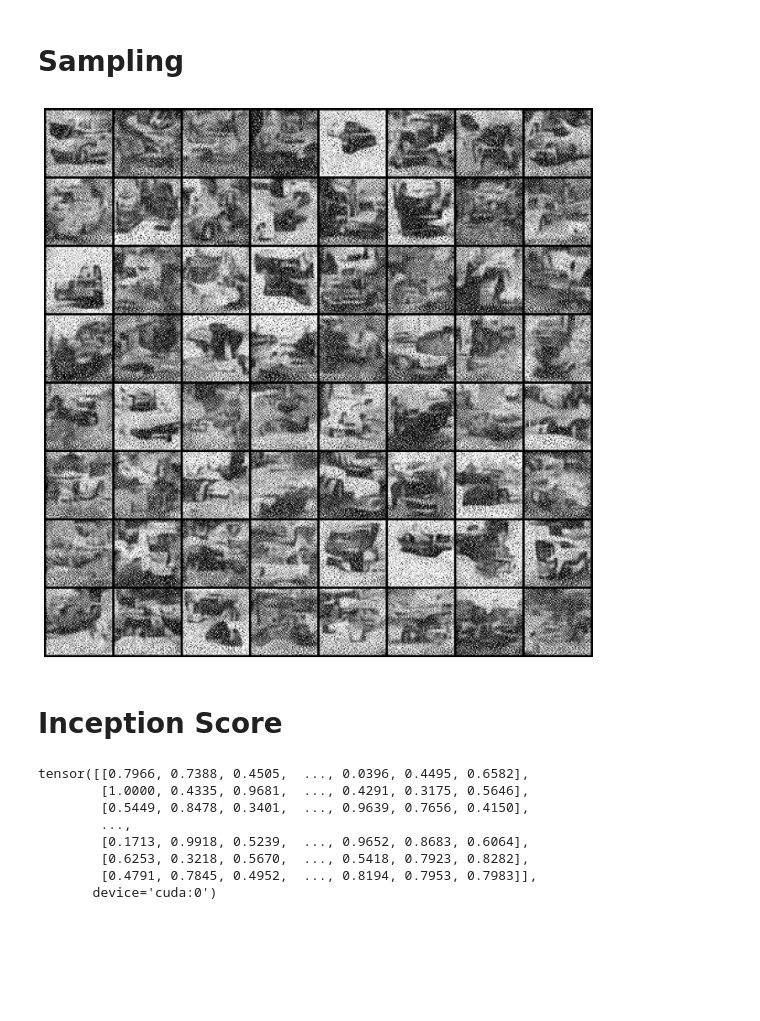
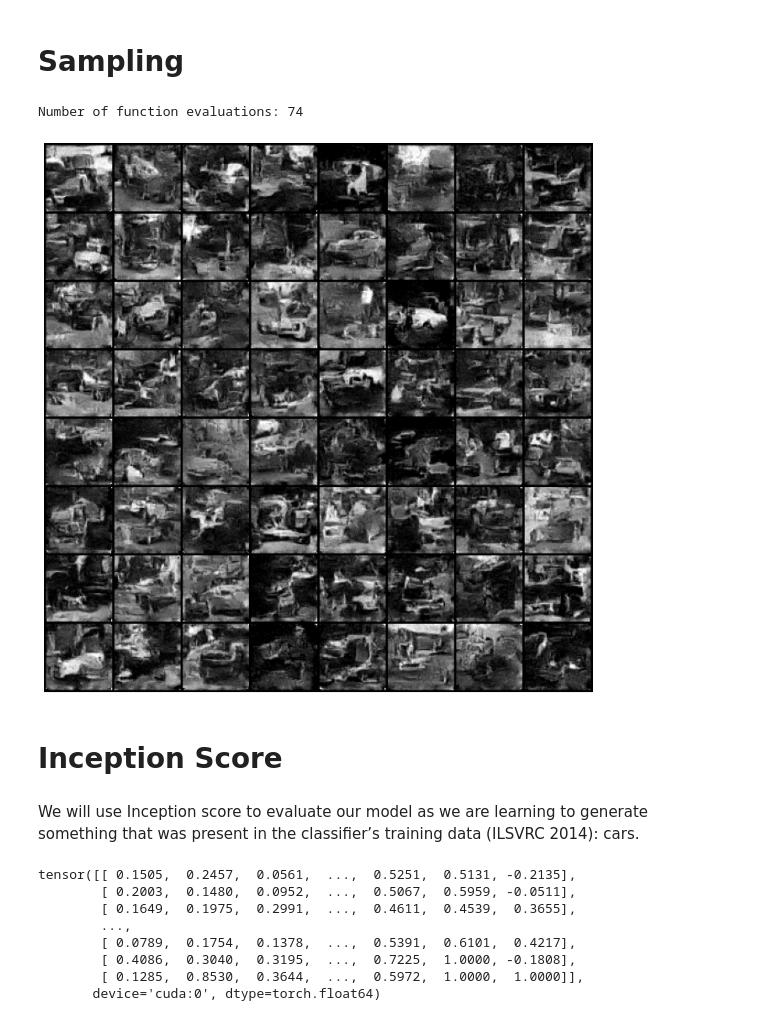
Before and after one commit to ydecoster/Deep_Learning_ENSAE_2022, a Jupyter notebook: notebook_DL.ipynb, the cells around one changed output. Drawn from its saved outputs; the diff is of its cells as text; code cells hidden in the pictures; blank space fills up the shorter version.

```diff
--- a/notebook_DL.ipynb
+++ b/notebook_DL.ipynb
@@ -382,5 +376,5 @@ ckpt_cars_300ep_60p 100%[===================>]   4.54M  --.-KB/s    in 0.07s
 # %%
-score_model.load_state_dict(torch.load("ckpt_cars_300ep_60px.pth"))
+score_model.load_state_dict(torch.load("ckpt_cars_600ep_60px.pth"))
 # %% [output]
 <All keys matched successfully>
 # %% [markdown]
@@ -543,48 +537,51 @@ def ode_sampler(score_model,
 # %%
 from torchvision.utils import make_grid
 
 ## Load the pre-trained checkpoint from disk.
 device = 'cuda' #@param ['cuda', 'cpu'] {'type':'string'}
 
 # ckpt = torch.load('ckpt_fashion.pth', map_location=device)
 ckpt = torch.load('ckpt_cars_300ep_60px.pth', map_location=device)
 score_model.load_state_dict(ckpt)
 
 sample_batch_size = 64 #@param {'type':'integer'}
-sampler = pc_sampler #@param ['Euler_Maruyama_sampler', 'pc_sampler', 'ode_sampler'] {'type': 'raw'}
+sampler = ode_sampler #@param ['Euler_Maruyama_sampler', 'pc_sampler', 'ode_sampler'] {'type': 'raw'}
 
 ## Generate samples using the specified sampler.
 samples = sampler(score_model,
                   marginal_prob_std_fn,
                   diffusion_coeff_fn,
                   sample_batch_size,
                   device=device)
 
 ## Sample visualization.
 samples = samples.clamp(0.0, 1.0)
 %matplotlib inline
 import matplotlib.pyplot as plt
 sample_grid = make_grid(samples, nrow=int(np.sqrt(sample_batch_size)))
 
 plt.figure(figsize=(12,12))
 plt.axis('off')
 plt.imshow(sample_grid.permute(1, 2, 0).cpu(), vmin=0., vmax=1.)
 plt.show()
 # %% [output]
+Number of function evaluations: 74
-[figure, old version]
+[figure, new version]
 # %% [markdown]
 # Inception Score
+# %% [markdown]
+We will use Inception score to evaluate our model as we are learning to generate something that was present in the classifier’s training data (ILSVRC 2014): cars.
 # %%
 samples[0][0]
 # %% [output]
-tensor([[0.7966, 0.7388, 0.4505,  ..., 0.0396, 0.4495, 0.6582],
-        [1.0000, 0.4335, 0.9681,  ..., 0.4291, 0.3175, 0.5646],
-        [0.5449, 0.8478, 0.3401,  ..., 0.9639, 0.7656, 0.4150],
+tensor([[ 0.1505,  0.2457,  0.0561,  ...,  0.5251,  0.5131, -0.2135],
+        [ 0.2003,  0.1480,  0.0952,  ...,  0.5067,  0.5959, -0.0511],
+        [ 0.1649,  0.1975,  0.2991,  ...,  0.4611,  0.4539,  0.3655],
         ...,
-        [0.1713, 0.9918, 0.5239,  ..., 0.9652, 0.8683, 0.6064],
-        [0.6253, 0.3218, 0.5670,  ..., 0.5418, 0.7923, 0.8282],
-        [0.4791, 0.7845, 0.4952,  ..., 0.8194, 0.7953, 0.7983]],
-       device='cuda:0')
+        [ 0.0789,  0.1754,  0.1378,  ...,  0.5391,  0.6101,  0.4217],
+        [ 0.4086,  0.3040,  0.3195,  ...,  0.7225,  1.0000, -0.1808],
+        [ 0.1285,  0.8530,  0.3644,  ...,  0.5972,  1.0000,  1.0000]],
+       device='cuda:0', dtype=torch.float64)
 # %%
 !wget "https://raw.githubusercontent.com/sbarratt/inception-score-pytorch/master/inception_score.py"
 # %% [output]
```
Also changed, not shown: parts of 7 cells of this notebook.
